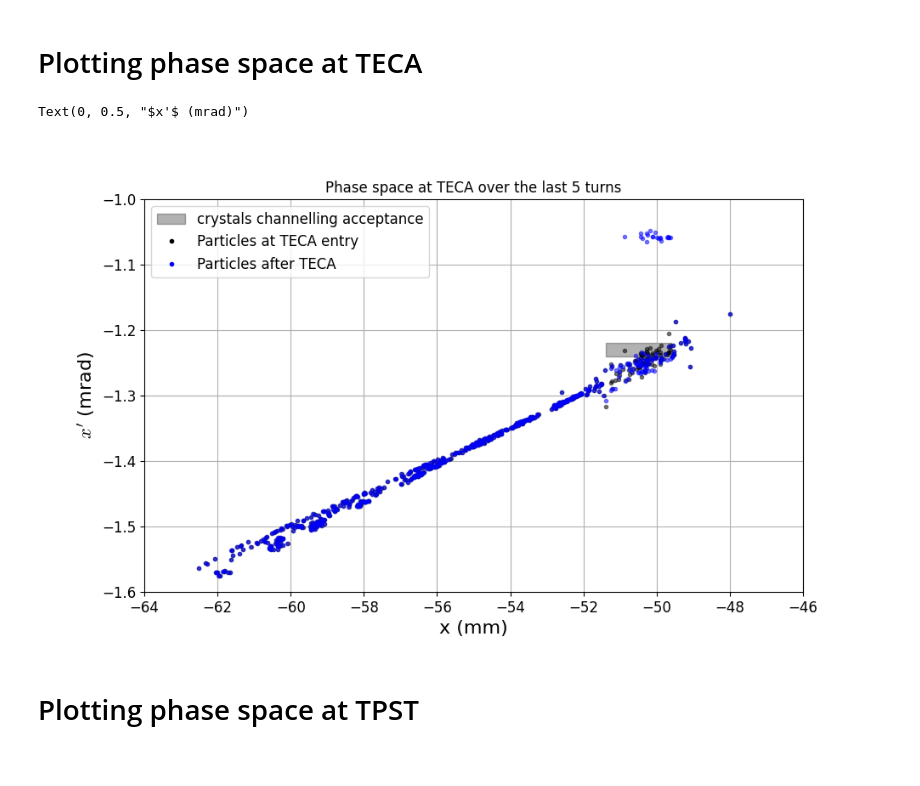
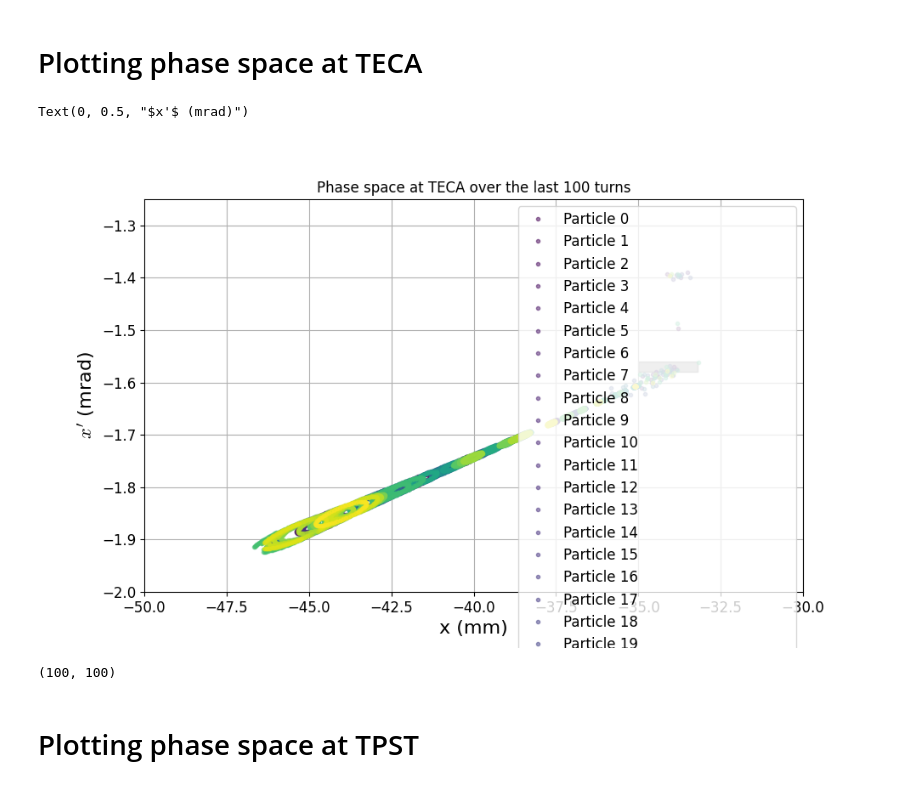
Before and after one commit to giacomells/Technical-Student-2024-2025, a Jupyter notebook: Optics studies/BumpsCorrection.ipynb, the cells around one changed output. Cells and saved outputs as stored; diff of their text form; code cells hidden in the pictures.

```diff
--- a/Optics studies/BumpsCorrection.ipynb
+++ b/Optics studies/BumpsCorrection.ipynb
@@ -372,7 +441,7 @@ n_part = 100
 
 
 
-x_norm   = np.random.normal(loc = 0, scale = - TECA.jaw, size=n_part)
+x_norm   = np.random.normal(loc = 0, scale = 2e-4, size=n_part)
 px_norm =  np.random.normal(loc = 0, scale = 75e-6, size=n_part)  # in between being channeled and not
 #x_norm  = TECA.jaw * np.ones(n_part)
 #px_norm = TECA.tilt * np.ones(n_part)
@@ -412,7 +505,7 @@ tw_lss2_df = tw_lss2_df.drop_duplicates(subset='s')
 line.discard_tracker()
 
 def set_monitor(row):
-    monitor = xt.LastTurnsMonitor(n_last_turns=6, num_particles=particles._capacity, every_n_turns=1)
+    monitor = xt.LastTurnsMonitor(n_last_turns=100, num_particles=particles._capacity, every_n_turns=1)
     line.insert_element(name=row.name+'_monitor', element=monitor, index=row.name)
     return monitor
 tw_lss2_df['monitors'] = tw_lss2_df.apply(set_monitor, axis=1)
@@ -554,37 +578,49 @@ The element mse.21872.sep at s = 1746.7420000000125 m has the blade position at
 # %%
 row_TECA_entry = tw_lss2_df.loc['TECA.entry']
 row_TECA_exit = tw_lss2_df.loc['TECA.exit']
 
 
 fig, ax = plt.subplots(1, 1, figsize=(10, 6))
 
-#ax.plot(row_TECA_entry['monitors'].x[:, 5] * 1e3, row_TECA_entry['monitors'].px[:, 5] * 1e3, 'k.', alpha=0.5)  ## PLOTS ONLY THE PARTICLES AT THE LAST TURN
-#ax.plot(row_TECA_exit['monitors'].x[:, 5] * 1e3, row_TECA_exit['monitors'].px[:, 5] * 1e3, 'b.', alpha=0.5)    ## PLOTS ONLY THE PARTICLES AT THE LAST TURN
+#ax.plot(row_TECA_entry['monitors'].x[:, :] * 1e3, row_TECA_entry['monitors'].px[:, :] * 1e3, 'k.', alpha=0.5)  ## PLOTS ONLY THE PARTICLES AT THE LAST TURN
+#ax.plot(row_TECA_exit['monitors'].x[:, :] * 1e3, row_TECA_exit['monitors'].px[:, :] * 1e3, 'b.', alpha=0.5)    ## PLOTS ONLY THE PARTICLES AT THE LAST TURN
 
-ax.plot(row_TECA_entry['monitors'].x[:, :] * 1e3, row_TECA_entry['monitors'].px[:, :] * 1e3, 'k.', alpha= 0.5)  ## PLOTS  THE PARTICLES AT THE LAST 5 TURN
-ax.plot(row_TECA_exit['monitors'].x[:, :] * 1e3, row_TECA_exit['monitors'].px[:, :] * 1e3, 'b.', alpha= 0.5)    ## PLOTS  THE PARTICLES AT THE LAST 5 TURN
+#ax.plot(row_TECA_entry['monitors'].x[:, :] * 1e3, row_TECA_entry['monitors'].px[:, :] * 1e3, 'k.', alpha= 0.5)  ## PLOTS  THE PARTICLES AT THE LAST 5 TURN
+#ax.plot(row_TECA_exit['monitors'].x[:, :] * 1e3, row_TECA_exit['monitors'].px[:, :] * 1e3, 'b.', alpha= 0.5)    ## PLOTS  THE PARTICLES AT THE LAST 5 TURN
 
+
+for i in range(row_TECA_exit['monitors'].x.shape[0]):
+    ax.plot(
+        row_TECA_exit['monitors'].x[i, :] * 1e3,
+        row_TECA_exit['monitors'].px[i, :] * 1e3,
+        '.', alpha=0.5, color=plt.cm.viridis(i / row_TECA_exit['monitors'].x.shape[0]),
+        label=f'Particle {i}'
+    )
 
 ax.fill_between([TECA.jaw*1e3, TECA.jaw*1e3 + TECA.width*1e3], [TECA.tilt*1e3 - 10e-3]*2, [TECA.tilt*1e3 + 10e-3]*2, color='k', alpha=0.3, label='crystals channelling acceptance')
 
 
 
 
-ax.plot([], [], 'k.', label='Particles at TECA entry')
-ax.plot([], [], 'b.', label='Particles after TECA')
+#ax.plot([], [], 'k.', label='Particles at TECA entry')
+#ax.plot([], [], 'b.', label='Particles after TECA')
 
-ax.set_title("Phase space at TECA over the last 5 turns")
+ax.set_title("Phase space at TECA over the last 100 turns")
 ax.legend()
 ax.grid(True)
 
-ax.set_xlim(-64, -46)
-ax.set_ylim(-1.6, -1.0)
+ax.set_xlim(-50, -30)
+ax.set_ylim(-2, -1.25)
 
 ax.set_xlabel('x (mm)')
 ax.set_ylabel(r"$x'$ (mrad)")
 # %% [output]
 Text(0, 0.5, "$x'$ (mrad)")
-[figure, old version]
+[figure, new version]
+# %%
+print(row_TECA_entry['monitors'].x.shape)
+# %% [output]
+(100, 100)
 # %% [markdown]
 # Plotting phase space at TPST
 # %%
```
Also changed, not shown: parts of 43 cells of this notebook.
